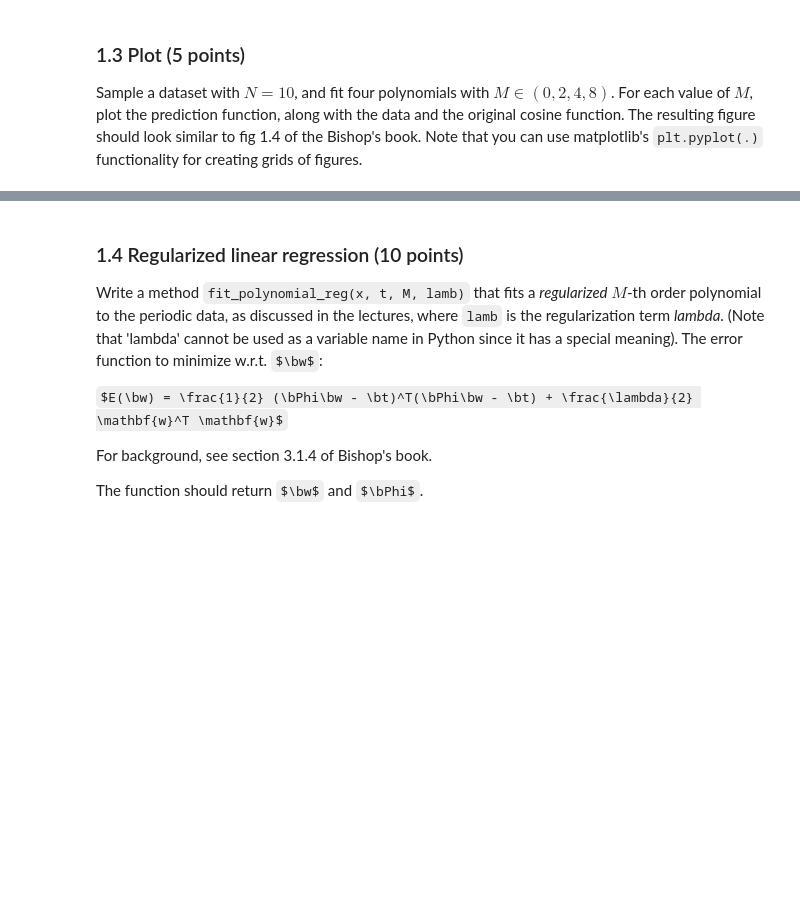
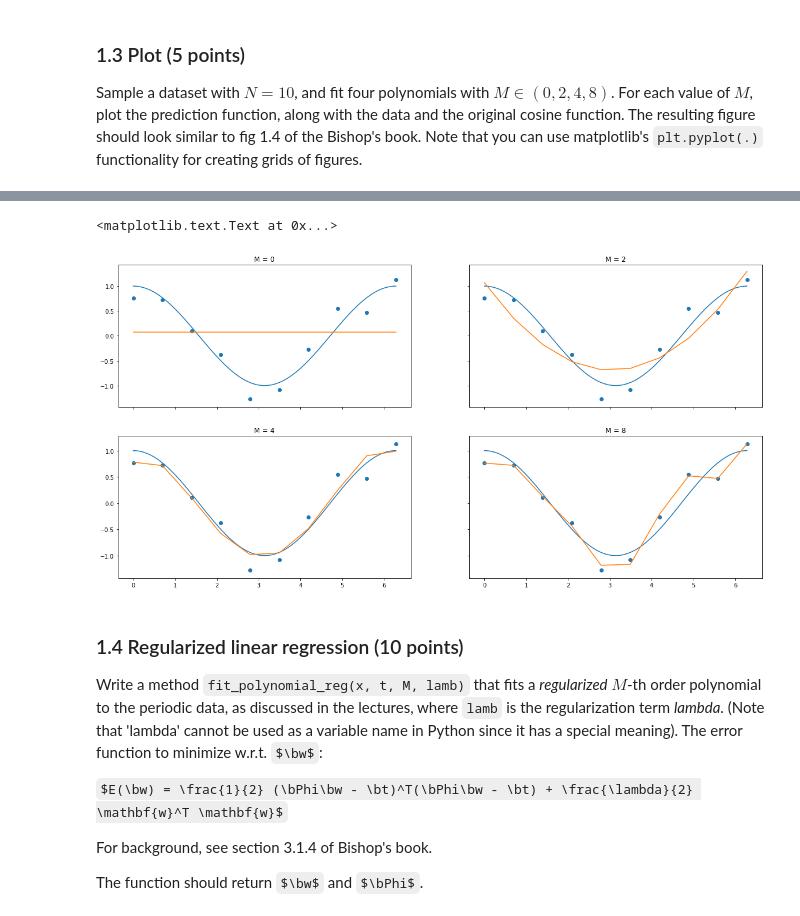
Before and after one commit to Lukx19/UvA-ML1, a Jupyter notebook: lab1.ipynb, the cells around one changed output, grey strips where cells are left out. Cells and saved outputs as stored; diff of their text form; code cells hidden in the pictures; some formulas as TeX source; blank space fills up the shorter version.

```diff
--- a/lab1.ipynb
+++ b/lab1.ipynb
@@ -179,3 +115,42 @@ w_ml_8:  [  9.99999979e-01   2.40021606e-07  -4.99998783e-01  -9.67362473e-07
+# %%
+N = 10
+
+x,t = gen_cosine(N)
+w_ml = []
+Phi = []
+M = [0,2,4,8]
+for m in M:
+    w,phi = fit_polynomial(x,t,m)
+    w_ml.append(w)
+    Phi.append(phi)
+
+predictions = []
+for i in range(len(M)):
+    predictions.append(np.squeeze(np.asarray(np.matmul(Phi[i],w_ml[i].transpose()))))
+
+f, ((ax1, ax2), (ax4, ax8)) = plt.subplots(2, 2, sharex='col', sharey='row')
+ax1.scatter(x,t)
+ax1.plot(real_x,real_y)
+ax1.plot(x,predictions[0])
+ax1.set_title("M = "+ str(M[0]))
+
+ax2.scatter(x,t)
+ax2.plot(real_x,real_y)
+ax2.plot(x,predictions[1])
+ax2.set_title("M = "+ str(M[1]))
+
+ax4.scatter(x,t)
+ax4.plot(real_x,real_y)
+ax4.plot(x,predictions[2])
+ax4.set_title("M = "+ str(M[2]))
+
+ax8.scatter(x,t)
+ax8.plot(real_x,real_y)
+ax8.plot(x,predictions[3])
+ax8.set_title("M = "+ str(M[3]))
+# %% [output]
+<matplotlib.text.Text at 0x...>
+[figure, added]
 # %% [markdown]
 ### 1.4 Regularized linear regression (10 points)
 
```
Also changed, not shown: parts of 13 cells of this notebook.
